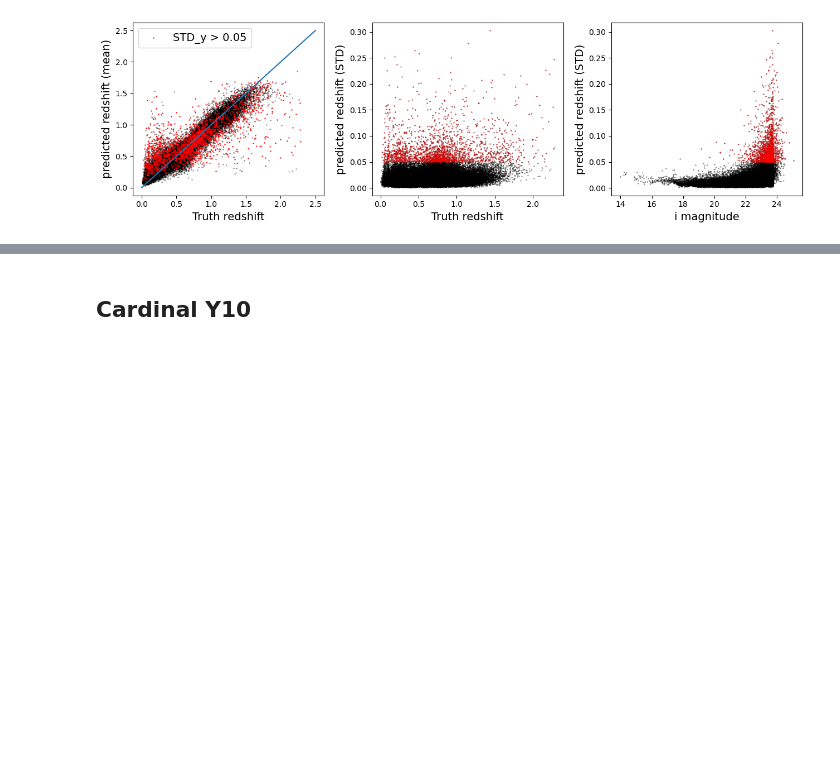
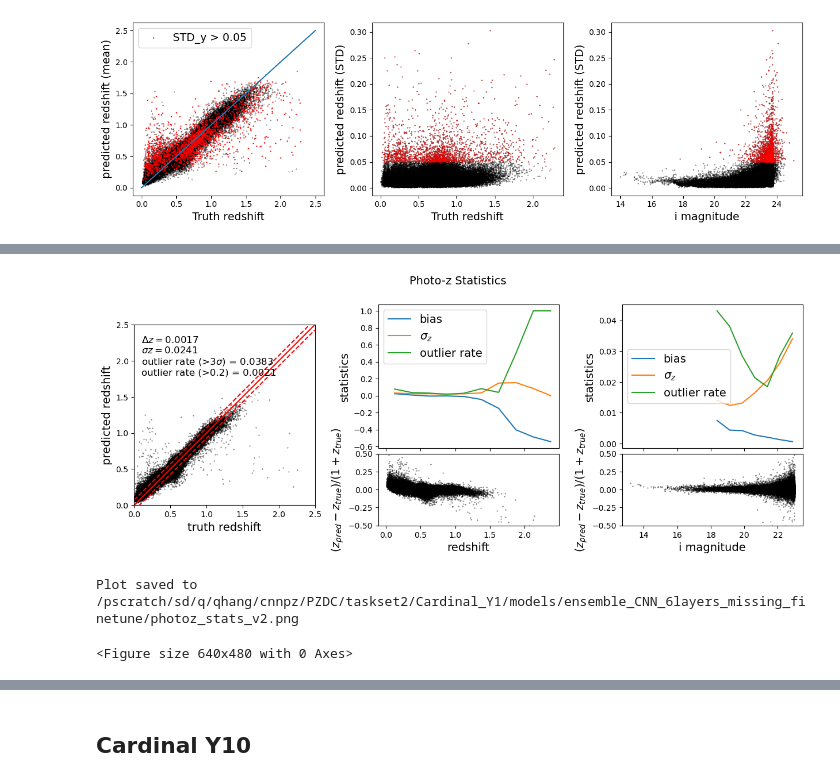
Before and after one commit to hangqianjun/mlpz_cnn_deepset, a Jupyter notebook: CNN_photoz-ensemble-pz_challenge_t2.ipynb, the cells around one changed output, grey strips where cells are left out. Cells and saved outputs as stored; diff of their text form; code cells hidden in the pictures; blank space fills up the shorter version.

```diff
--- a/CNN_photoz-ensemble-pz_challenge_t2.ipynb
+++ b/CNN_photoz-ensemble-pz_challenge_t2.ipynb
@@ -1359,0 +1375,33 @@ plt.tight_layout()
+# %%
+# let's start with Carindal Y1 T1:
+training_data_transformed = convert_data_format(training_data, lambda_array_cen)
+#print(training_data_transformed.shape)
+
+#max_mag = training_data_transformed[:,:,0].max()
+# now split training and validation set:
+Y = training_data['redshift']
+X = np.copy(training_data_transformed)
+X[:,:,0] /= max_mag
+
+# now also make test data:
+test_data_transformed = convert_data_format(test_data, lambda_array_cen)
+
+#Y_test = test_data['redshift']
+#Y_test_norm = (Y_test - Y_mean) / Y_std # use same mean and std
+X_test = np.copy(test_data_transformed)
+X_test[:,:,0] /= max_mag # use same max mag
+Y_test = test_data['redshift']
+# %%
+c=0.8
+k=20
+X_stretch = np.copy(X)
+X_stretch[:,:,0] = stretch(X[:,:,0], c=c, k=k)
+
+X_test_stretch = np.copy(X_test)
+X_test_stretch[:,:,0] = stretch(X_test[:,:,0], c=c, k=k)
+# %%
+# load the model:
+# save the trained model:
+root = "/pscratch/sd/q/qhang/cnnpz/PZDC/taskset2/Cardinal_Y1/models"
+save_dir = root + "/ensemble_CNN_6layers_missing_finetune"
+trained_models = load_ensemble(save_dir=save_dir)
@@ -1359,0 +1414,2 @@ plt.tight_layout()
+# %%
+y_pred_ensemble, y_pred_STD = ensemble_predict(trained_models, X_stretch)
@@ -1359,0 +1431,13 @@ plt.tight_layout()
+# %%
+redshift_bins = np.linspace(0,2.5,11)
+imag_bins = np.linspace(18, 25.5,11)
+#fname = save_dir + "/stats.pkl"
+stats2, redshift_stats2, imag_stats2 = get_all_stats(Y, y_pred_ensemble.flatten(), training_data['mag_i_lsst'], save=False,
+                                                     redshift_bins = redshift_bins, imag_bins = imag_bins)
+
+plot_stats(stats2, redshift_stats2, imag_stats2, Y, y_pred_ensemble.flatten(),
+           redshift_bins, imag_bins, training_data['mag_i_lsst'], save_path=save_dir + '/photoz_stats_v2.png')
+# %% [output]
+[figure, added]
+Plot saved to /pscratch/sd/q/qhang/cnnpz/PZDC/taskset2/Cardinal_Y1/models/ensemble_CNN_6layers_missing_finetune/photoz_stats_v2.png
+<Figure size 640x480 with 0 Axes>
```
Also changed, not shown: parts of 20 cells of this notebook, 3 other files.
